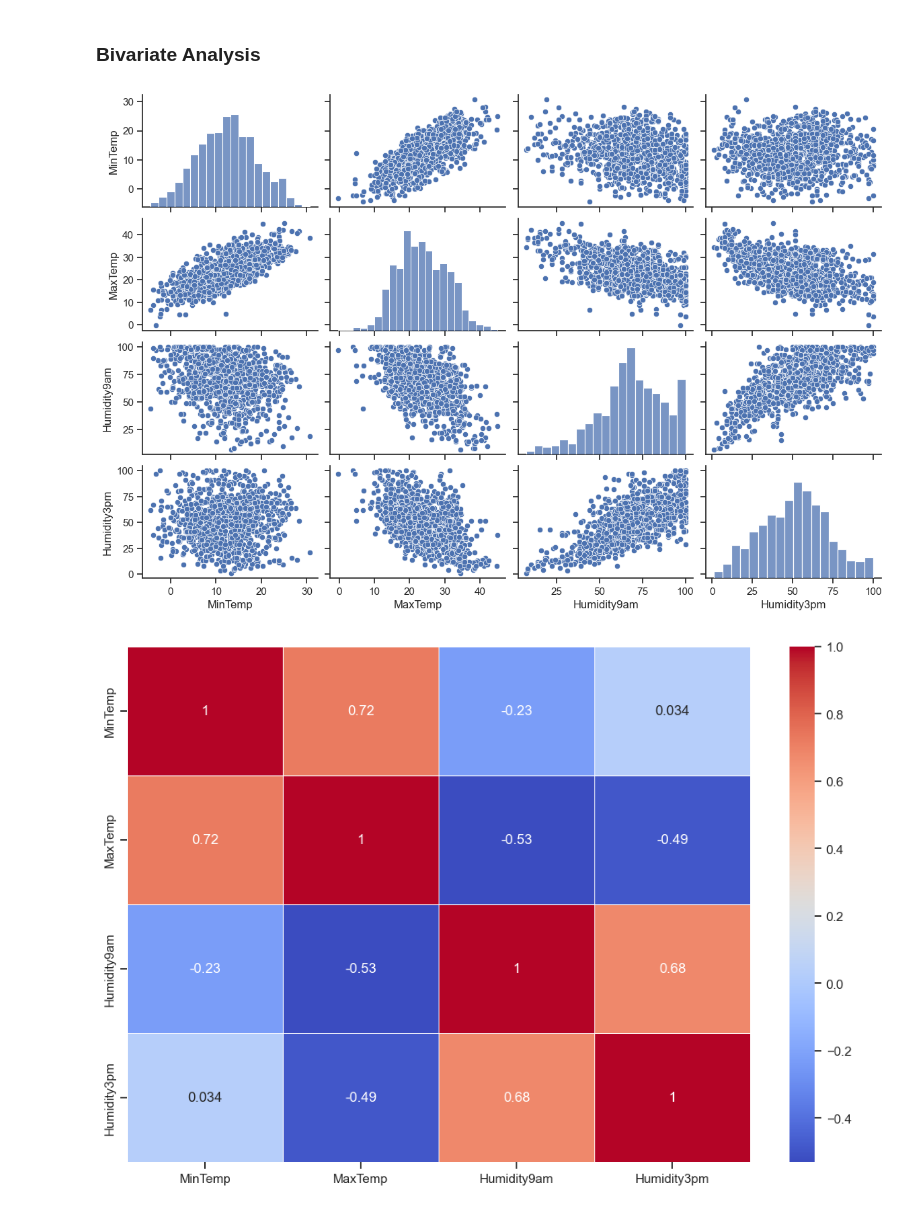
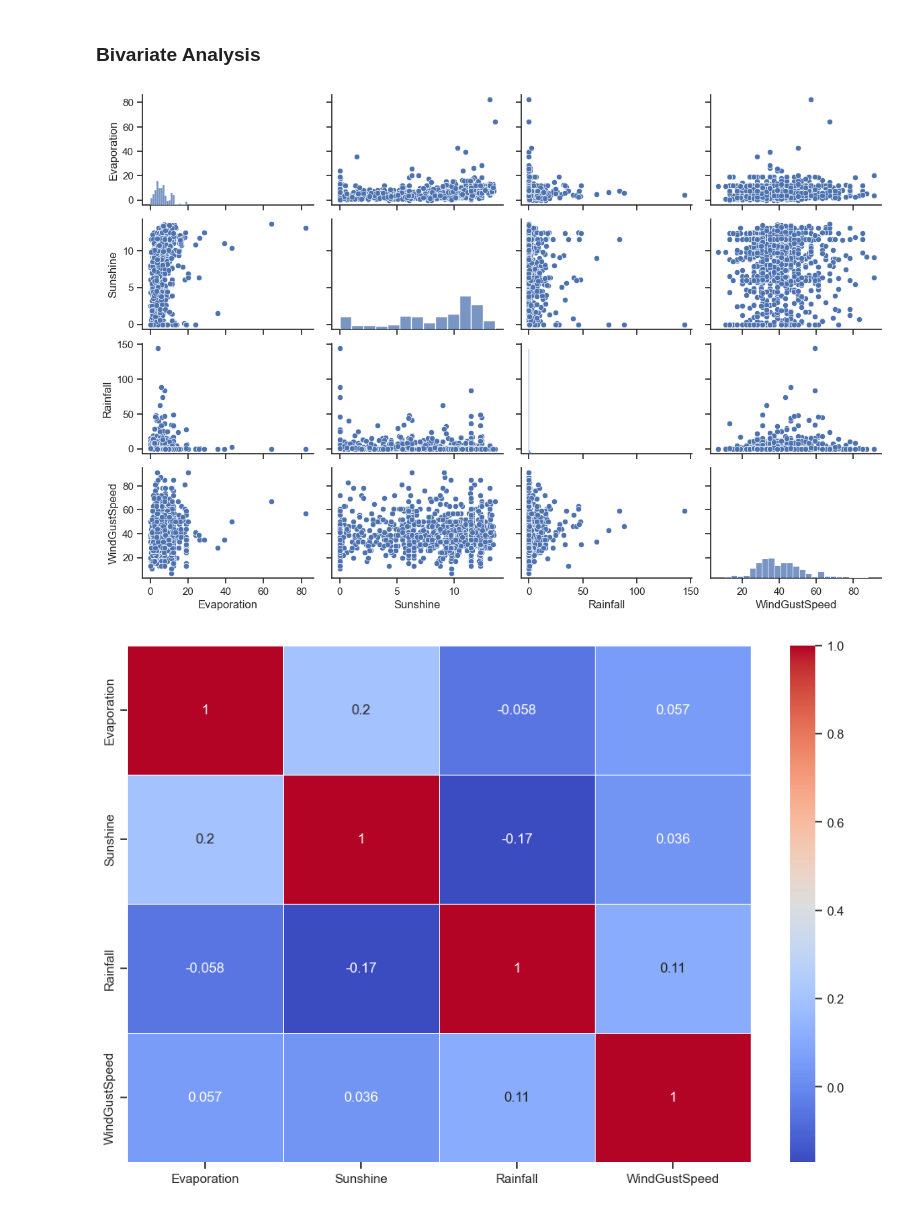
Before and after one commit to Dev00kushal/Student-Performance-Data, a Jupyter notebook: WeatherData.ipynb, the cells around one changed output. Saved outputs shown, nothing was run; the diff lists cells and outputs as text; code cells hidden in the pictures.

```diff
--- a/WeatherData.ipynb
+++ b/WeatherData.ipynb
@@ -171,38 +171,38 @@ import seaborn as sns
 weather_data = pd.read_csv('./data/weatherAUS.csv')
 
 # Impute missing values in temperature and humidity columns with mean values
-columns_to_impute = ['MinTemp', 'MaxTemp', 'Humidity9am', 'Humidity3pm']
-weather_data[columns_to_impute] = weather_data[columns_to_impute].apply(lambda x: x.fillna(x.mean()))
+columns_to_impute = ['Evaporation', 'Sunshine', 'Rainfall', 'WindGustSpeed']
+weather_data[columns_to_impute] = weather_data[columns_to_impute].apply(lambda x: x.bfill())
 
 # Remove duplicate entries
 weather_data.drop_duplicates(inplace=True)
 
 # Additional cleaning: Convert date-related columns to a consistent format
 weather_data['Date'] = pd.to_datetime(weather_data['Date'], format='%Y-%m-%d')
 
 # Categorical data cleaning: Handling missing values in categorical columns
 categorical_columns = ['WindGustDir', 'WindDir9am', 'WindDir3pm', 'RainToday', 'RainTomorrow']
 weather_data[categorical_columns] = weather_data[categorical_columns].apply(lambda x: x.fillna(x.mode()[0]))
 
 # Subsample to include, for example, 1000 rows
 subsampled_data = weather_data.sample(n=1000, random_state=42)
 
 # Bi-variate Analysis for Numeric Columns
-selected_numeric_columns = ['MinTemp', 'MaxTemp', 'Humidity9am', 'Humidity3pm']
+selected_numeric_columns = ['Evaporation', 'Sunshine', 'Rainfall', 'WindGustSpeed']
 numeric_columns = subsampled_data[selected_numeric_columns]
 sns.set(style="ticks", color_codes=True)
 
 # Scatter plot with pairplot
 sns.pairplot(numeric_columns, height=2, aspect=1.5)
 plt.savefig('./scatter_plot.png')
 plt.show()
 
 # Correlation heatmap
 correlation_matrix = numeric_columns.corr()
 plt.figure(figsize=(12, 8))
 sns.heatmap(correlation_matrix, annot=True, cmap='coolwarm', linewidths=.5)
 plt.savefig('./correlation_heatmap.png')
 plt.show()
 # %% [output]
-[figure, old version]
+[figure, new version]
-[figure, old version]
+[figure, new version]
```
Also changed, not shown: parts of 2 cells of this notebook, 2 other files.
